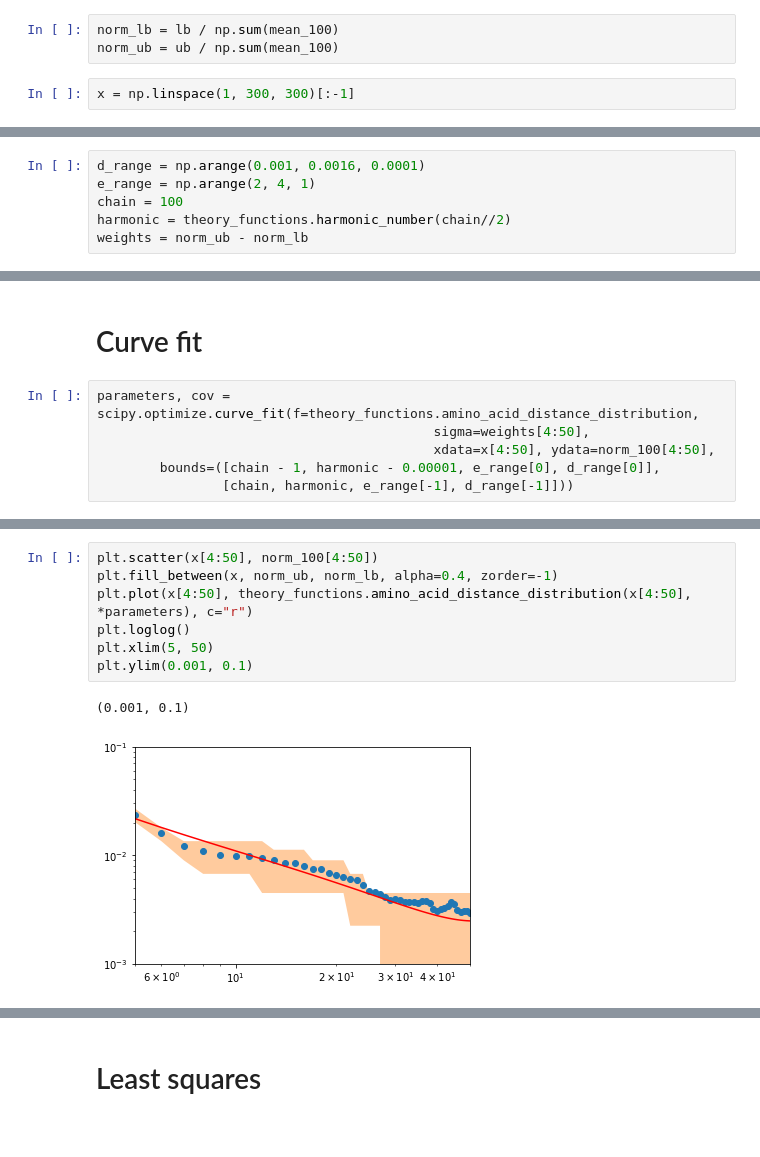
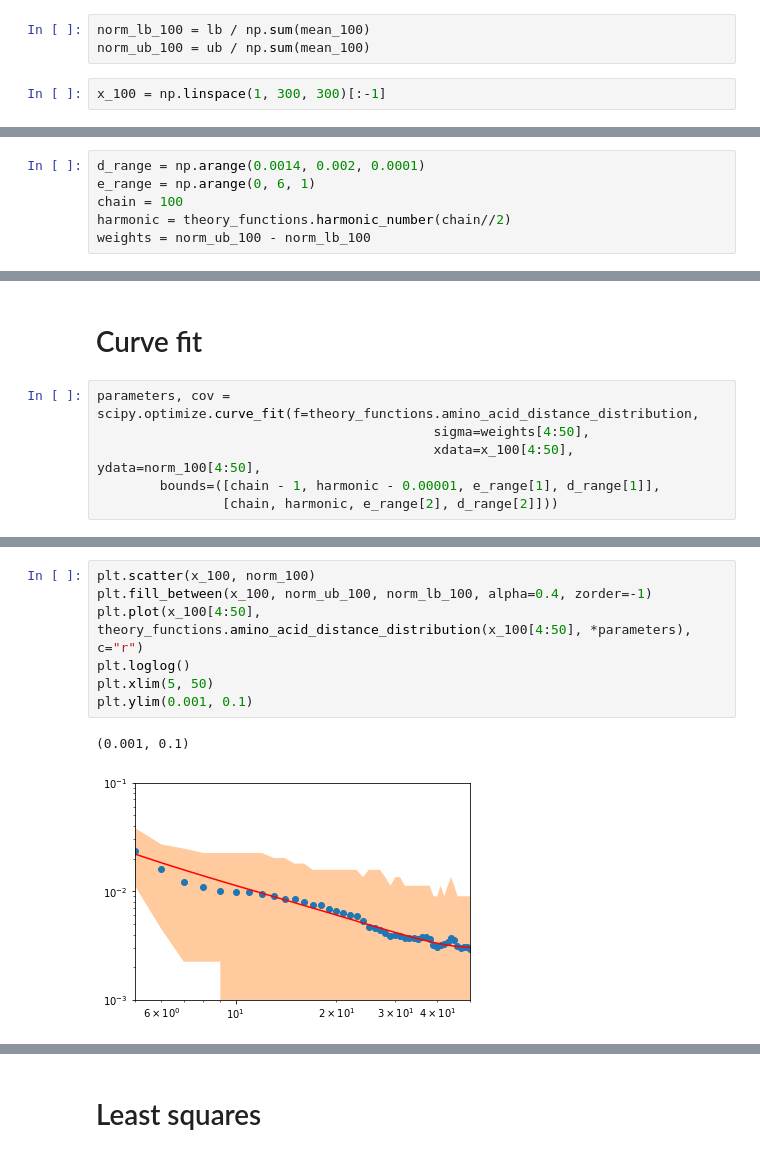
Before and after one commit to meyresearch/amino_acid_distance_distributions, a Jupyter notebook: scripts/fitting.ipynb, the cells around one changed output, grey strips where cells are left out. Saved outputs shown, nothing was run; the diff lists cells and outputs as text.

Commit message:
add alphafold plots to fit

```diff
--- a/scripts/fitting.ipynb
+++ b/scripts/fitting.ipynb
@@ -51,6 +35,6 @@ array([210., 208., 112.,  92.,  24.,  16.,  12.,  12.,  12.,  12.,  12.,
 # %%
-norm_lb = lb / np.sum(mean_100)
-norm_ub = ub / np.sum(mean_100)
+norm_lb_100 = lb / np.sum(mean_100)
+norm_ub_100 = ub / np.sum(mean_100)
 # %%
-x = np.linspace(1, 300, 300)[:-1]
+x_100 = np.linspace(1, 300, 300)[:-1]
 # %%
@@ -65,9 +49,9 @@ plt.loglog()
 # %% [markdown]
 # Theory params
 # %%
-d_range = np.arange(0.001, 0.0016, 0.0001)
-e_range = np.arange(2, 4, 1)
+d_range = np.arange(0.0014, 0.002, 0.0001)
+e_range = np.arange(0, 6, 1)
 chain = 100
 harmonic = theory_functions.harmonic_number(chain//2)
-weights = norm_ub - norm_lb
+weights = norm_ub_100 - norm_lb_100
 # %%
@@ -78,9 +85,9 @@ weights = norm_ub - norm_lb
 # %%
 parameters, cov = scipy.optimize.curve_fit(f=theory_functions.amino_acid_distance_distribution,
                                            sigma=weights[4:50],
-                                           xdata=x[4:50], ydata=norm_100[4:50],
-        bounds=([chain - 1, harmonic - 0.00001, e_range[0], d_range[0]],
-                [chain, harmonic, e_range[-1], d_range[-1]]))
+                                           xdata=x_100[4:50], ydata=norm_100[4:50],
+        bounds=([chain - 1, harmonic - 0.00001, e_range[1], d_range[1]],
+                [chain, harmonic, e_range[2], d_range[2]]))
 # %%
 print(f"chain: {parameters[0]}, H_N/2: {parameters[1]}, e: {parameters[2]}, d: {parameters[3]}")
 # %% [output]
@@ -88,13 +95,13 @@ chain: 99.99999999926678, H_N/2: 4.499195338329424, e: 2.0000000000000004, d: 0.
 # %%
-plt.scatter(x[4:50], norm_100[4:50])
-plt.fill_between(x, norm_ub, norm_lb, alpha=0.4, zorder=-1)
-plt.plot(x[4:50], theory_functions.amino_acid_distance_distribution(x[4:50], *parameters), c="r")
+plt.scatter(x_100, norm_100)
+plt.fill_between(x_100, norm_ub_100, norm_lb_100, alpha=0.4, zorder=-1)
+plt.plot(x_100[4:50], theory_functions.amino_acid_distance_distribution(x_100[4:50], *parameters), c="r")
 plt.loglog()
 plt.xlim(5, 50)
 plt.ylim(0.001, 0.1)
 # %% [output]
 (0.001, 0.1)
-[figure, old version]
+[figure, new version]
 # %%
 sigma = np.sqrt(np.diag(cov))
 sigma
```
Also changed, not shown: parts of 33 cells of this notebook.
